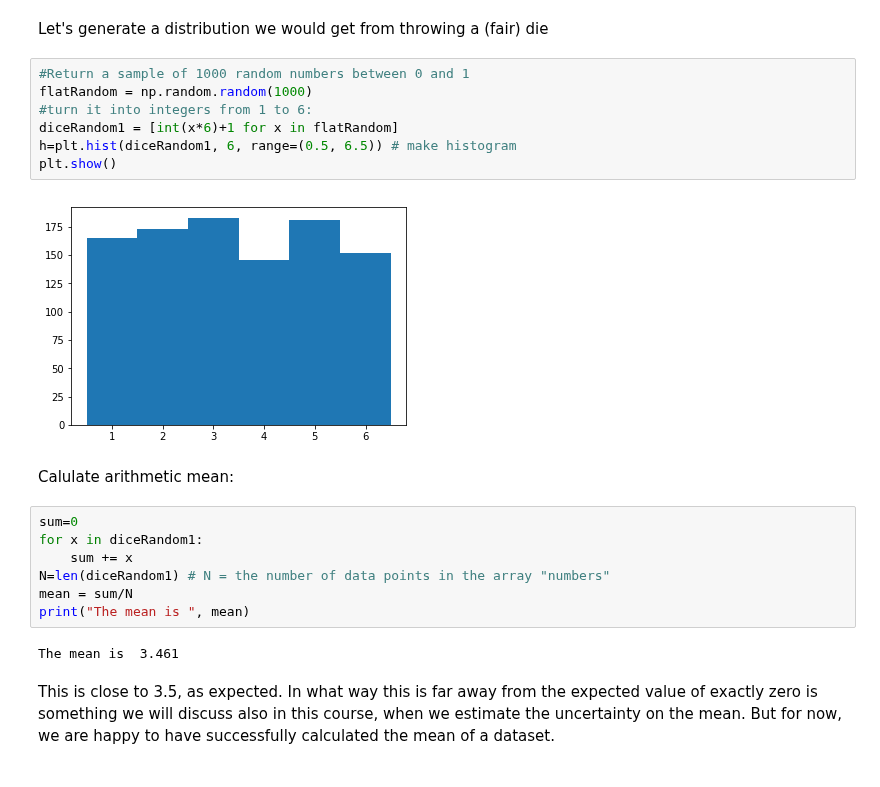
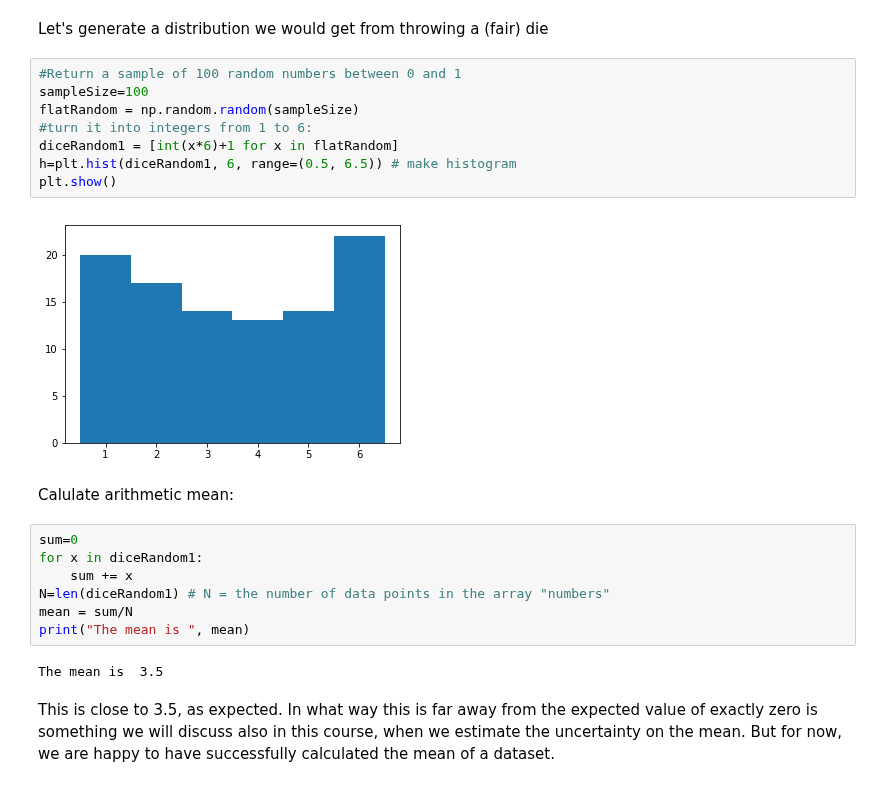
Before and after one commit to JonasRademacker/JupyterNotebooksForTeachingMath, a Jupyter notebook: Mean, mode, median; variance, sigma.ipynb, the cells around one changed output. Cells and saved outputs as stored; diff of their text form.

```diff
--- a/Mean, mode, median; variance, sigma.ipynb
+++ b/Mean, mode, median; variance, sigma.ipynb
@@ -11,14 +11,15 @@ import matplotlib.pyplot as plt
 # %% [markdown]
 Let's generate a distribution we would get from throwing a (fair) die
 # %%
-#Return a sample of 1000 random numbers between 0 and 1
-flatRandom = np.random.random(1000)
+#Return a sample of 100 random numbers between 0 and 1
+sampleSize=100
+flatRandom = np.random.random(sampleSize)
 #turn it into integers from 1 to 6:
 diceRandom1 = [int(x*6)+1 for x in flatRandom]
 h=plt.hist(diceRandom1, 6, range=(0.5, 6.5)) # make histogram
 plt.show()
 # %% [output]
-[figure, old version]
+[figure, new version]
 # %% [markdown]
 Calulate arithmetic mean:
 # %%
@@ -29,7 +30,7 @@ N=len(diceRandom1) # N = the number of data points in the array "numbers"
 mean = sum/N
 print("The mean is ", mean)
 # %% [output]
-The mean is  3.461
+The mean is  3.5
 # %% [markdown]
 This is close to 3.5, as expected. In what way this is far away from the expected value of exactly zero is something we will discuss also in this course, when we estimate the uncertainty on the mean. But for now, we are happy to have successfully calculated the mean of a dataset.
 # %% [markdown]
```
Also changed, not shown: parts of 10 cells of this notebook, 3 other files.
